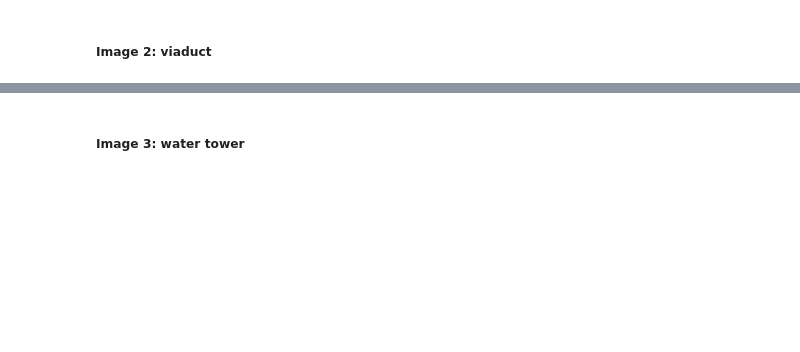
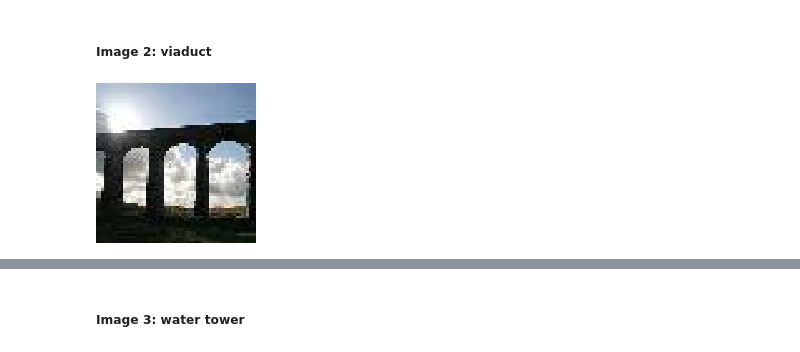
Before and after one commit to Kalokagat/TF2_for_DL, a Jupyter notebook: 1_4_Saving_and_loading_models.ipynb, the cells around one changed output, grey strips where cells are left out. Cells and saved outputs as stored; diff of their text form; code cells hidden in the pictures; blank space fills up the shorter version.

```diff
--- a/1_4_Saving_and_loading_models.ipynb
+++ b/1_4_Saving_and_loading_models.ipynb
@@ -615,2 +646,6 @@ def get_top_5_predictions(img):
 # %% [markdown]
 ##### Image 2: viaduct
+# %%
+viaduct_img
+# %% [output]
+[figure, added]
```
Also changed, not shown: parts of 42 cells of this notebook.
